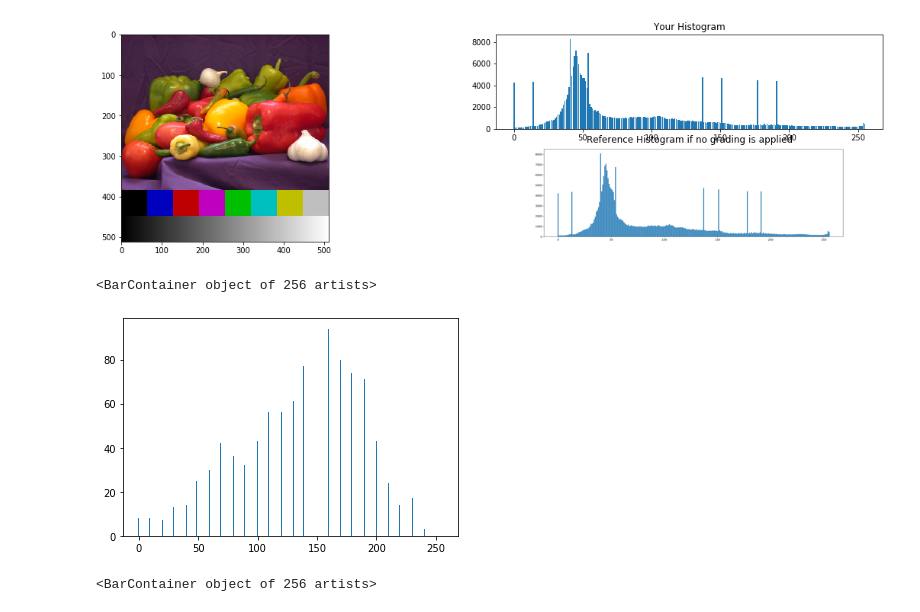
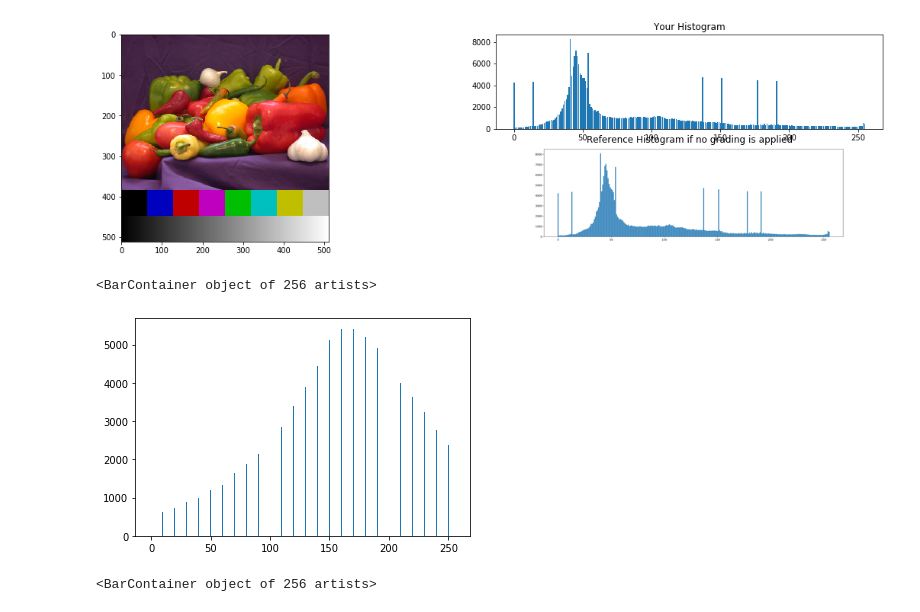
Before and after one commit to kilianeifler/Filmtechnik_HdM, a Jupyter notebook: Ex_5/Exercise_05_Group_03_v2.ipynb, the cells around one changed output. Drawn from its saved outputs; the diff is of its cells as text; code cells hidden in the pictures.

Commit message:
hist just red jetzt wirklich

```diff
--- a/Ex_5/Exercise_05_Group_03_v2.ipynb
+++ b/Ex_5/Exercise_05_Group_03_v2.ipynb
@@ -271,20 +271,29 @@ plt.title("Reference Histogram if no grading is applied");
 # %%
 # Play with the histogram resolution to detect that peppers.png seems to be 8 bits.
 # Increasing the number of bins is one way to do this, but setting minval and maxval to appropriate numbers may be more clever.
 
-def calculateHistogrammJustRed(img, bins = 256, minval = 0.0, maxval = 1.0):
-    histImg = (img - minval) / (maxval - minval) *(bins-1)
+'''def calculateHistogrammJustRed(img, bins = 256, minval = 0.0, maxval = 1.0):
+    histImg = (img.clip(minval, maxval) - minval) / (maxval - minval) *(bins-1)
+    #lumaImg = (0.2126 * histImg[:,:,0] + 0.7152 * histImg[:,:,1] + 0.0722 * histImg[:,:,2])
     result = np.zeros(((bins)))
     for i in range (bins):
         result[i]  = np.sum((i <= histImg[0]) * (histImg[0] < i+1))
+    return result'''
+
+def calculateHistogrammJustRed(img, bins = 256, minval = 0.0, maxval = 1.0):
+    histImg = (img -minval) /(maxval-minval)*(bins-1)
+    histImg2 = np.around(histImg[:,:,0])
+    result = np.zeros(((bins)))
+    for i in range (bins):
+        result[i] = np.sum(histImg2 == i )
     return result
 
 
 plt.bar(np.arange(0,256),calculateHistogrammJustRed(peppersImg,minval= 0.2,maxval= 0.3))
 # Wenn das Histogramm nur einen kleinen Teilbereich darstellt wird ersichtlich, dass es große Lücken zwischen den einzelnen Helligkeitsstufen gibt. Das resultiert aus der 8 Bit Auflösung. Erwartung bei Wertebereich 0.2 - 0.3 (=1/10 der Farben-> 256/10 = 25,6 Balken in diesem Histogramm erwartet.
 # %% [output]
 <BarContainer object of 256 artists>
-[figure, old version]
+[figure, new version]
 # %%
 
 # Try to hide the fact that peppers.png is only 8bits by resizing it.
```
